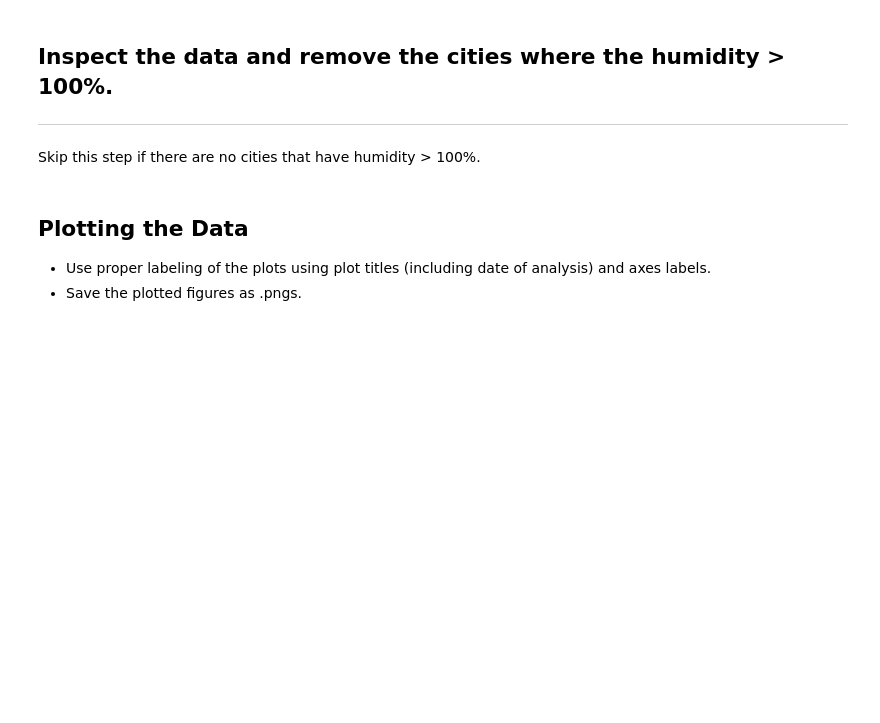
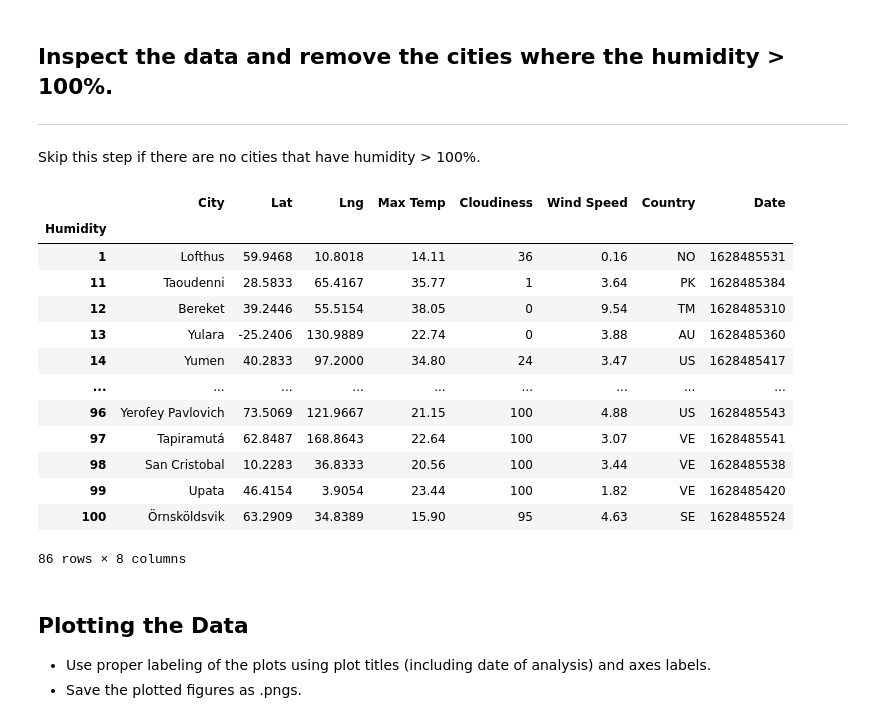
Before and after one commit to michelleherman13/python-api, a Jupyter notebook: WeatherPy/WeatherPy.ipynb, the cells around one changed output. Saved outputs shown, nothing was run; the diff lists cells and outputs as text; code cells hidden in the pictures; blank space fills up the shorter version.

```diff
--- a/WeatherPy/WeatherPy.ipynb
+++ b/WeatherPy/WeatherPy.ipynb
@@ -124,3 +124,17 @@ Processing Record [] of [] | ulagan
 ### Convert Raw Data to DataFrame
 * Export the city data into a .csv.
 * Display the DataFrame
+# %%
+#Weather DF
+weather_dict = pd.DataFrame({
+                "City" : city_name,
+                "Lat" : lat_list,
+                "Lng" : lng_list,
+                "Max Temp" : max_temp,
+                "Humidity" : humidity,
+                "Cloudiness" : cloudiness,
+                "Wind Speed" : wind_speed,
+                "Country" : country,
+                "Date" : date
+})
+weather_dict.head()
@@ -128,6 +151,24 @@ Processing Record [] of [] | ulagan
 ## Inspect the data and remove the cities where the humidity > 100%.
 ----
 Skip this step if there are no cities that have humidity > 100%.
+# %%
+max_humidity = weather_dict.groupby(["Humidity"]).max()
+max_humidity
+# %% [output]
+|  | City | Lat | Lng | Max Temp | Cloudiness | Wind Speed | Country | Date |
+| Humidity |  |  |  |  |  |  |  |  |
+| 1 | Lofthus | 59.9468 | 10.8018 | 14.11 | 36 | 0.16 | NO | 1628485531 |
+| 11 | Taoudenni | 28.5833 | 65.4167 | 35.77 | 1 | 3.64 | PK | 1628485384 |
+| 12 | Bereket | 39.2446 | 55.5154 | 38.05 | 0 | 9.54 | TM | 1628485310 |
+| 13 | Yulara | -25.2406 | 130.9889 | 22.74 | 0 | 3.88 | AU | 1628485360 |
+| 14 | Yumen | 40.2833 | 97.2000 | 34.80 | 24 | 3.47 | US | 1628485417 |
+| ... | ... | ... | ... | ... | ... | ... | ... | ... |
+| 96 | Yerofey Pavlovich | 73.5069 | 121.9667 | 21.15 | 100 | 4.88 | US | 1628485543 |
+| 97 | Tapiramutá | 62.8487 | 168.8643 | 22.64 | 100 | 3.07 | VE | 1628485541 |
+| 98 | San Cristobal | 10.2283 | 36.8333 | 20.56 | 100 | 3.44 | VE | 1628485538 |
+| 99 | Upata | 46.4154 | 3.9054 | 23.44 | 100 | 1.82 | VE | 1628485420 |
+| 100 | Örnsköldsvik | 63.2909 | 34.8389 | 15.90 | 95 | 4.63 | SE | 1628485524 |
+86 rows × 8 columns
 # %%
 #  Get the indices of cities that have humidity over 100%.
 # %%
```
Also changed, not shown: parts of 4 cells of this notebook.
